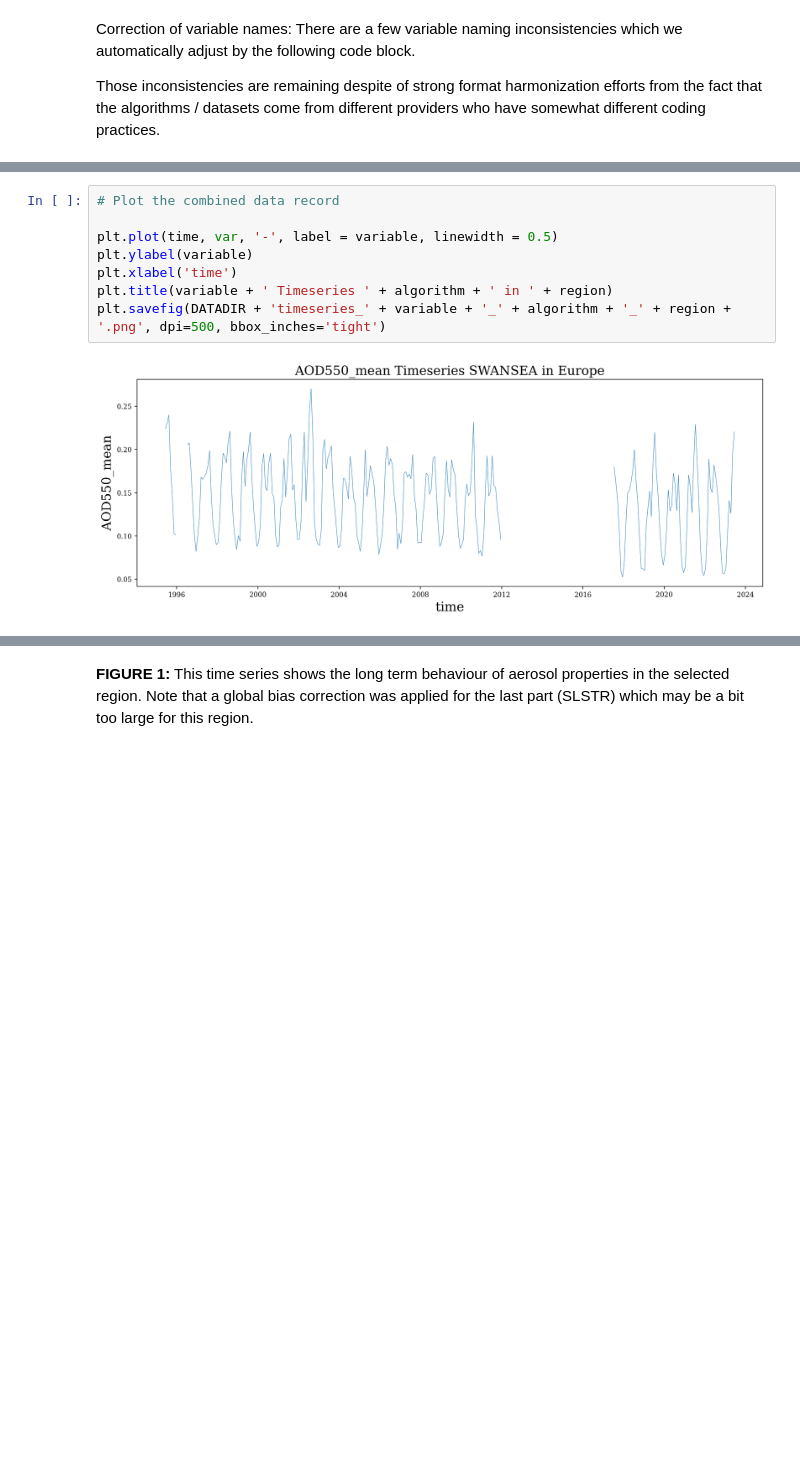
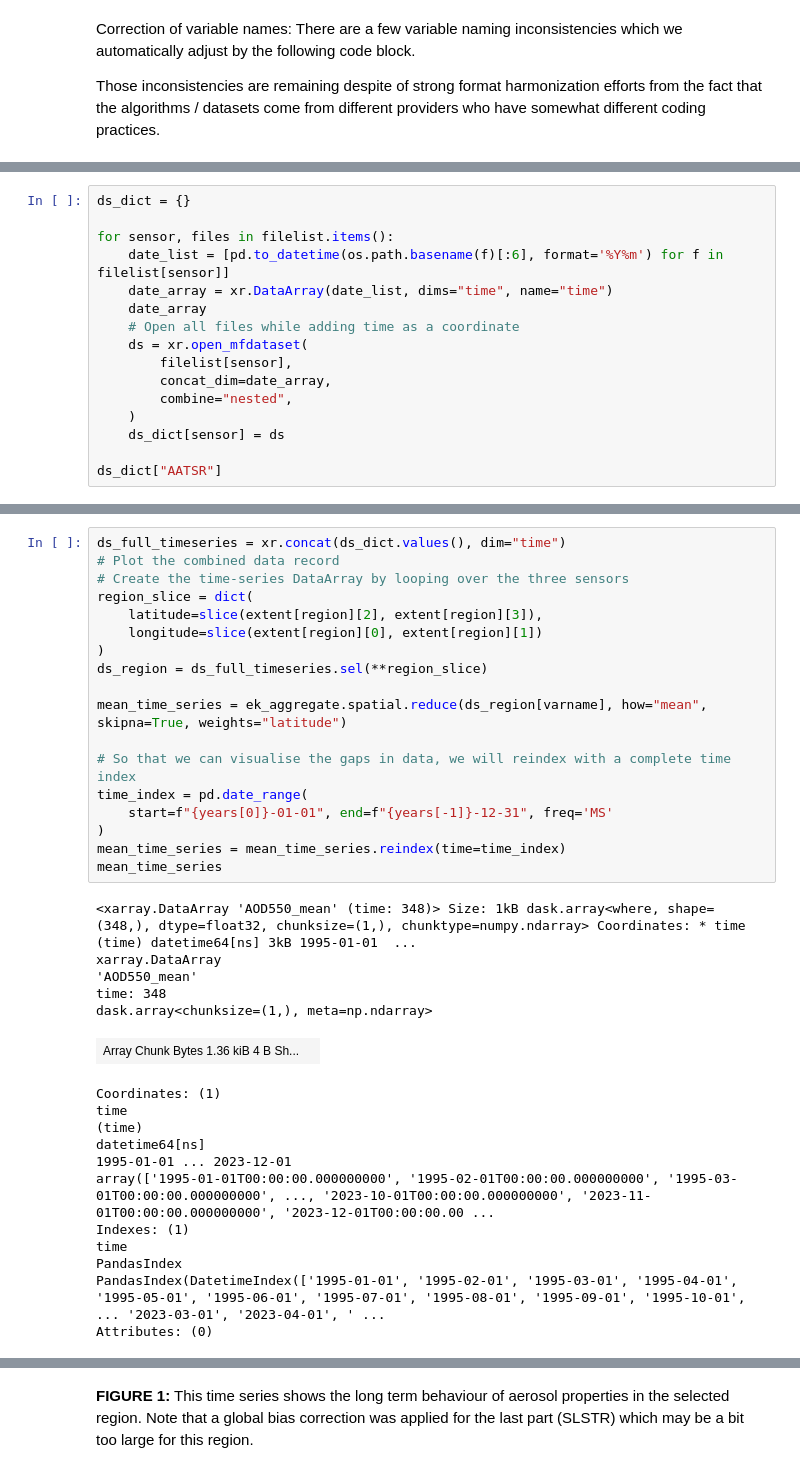
Before and after one commit to ecmwf-training/c3s-training-submodule-sat-obs-atmos-comp, a Jupyter notebook: aerosol-multi-sensor-record.ipynb, the cells around one changed output, grey strips where cells are left out. Drawn from its saved outputs; the diff is of its cells as text; blank space fills up the shorter version.

```diff
--- a/aerosol-multi-sensor-record.ipynb
+++ b/aerosol-multi-sensor-record.ipynb
@@ -335,0 +279,16 @@ elif variable == 'dust_aerosol_optical_depth':
+# %%
+ds_dict = {}
+
+for sensor, files in filelist.items():
+    date_list = [pd.to_datetime(os.path.basename(f)[:6], format='%Y%m') for f in filelist[sensor]]
+    date_array = xr.DataArray(date_list, dims="time", name="time")
+    date_array
+    # Open all files while adding time as a coordinate
+    ds = xr.open_mfdataset(
+        filelist[sensor],
+        concat_dim=date_array,
+        combine="nested",
+    )
+    ds_dict[sensor] = ds
+
+ds_dict["AATSR"]
@@ -378,10 +327,36 @@ Here, we plot the long time series.
-# %%
-# Plot the combined data record
-
-plt.plot(time, var, '-', label = variable, linewidth = 0.5)
-plt.ylabel(variable)
-plt.xlabel('time')
-plt.title(variable + ' Timeseries ' + algorithm + ' in ' + region)
-plt.savefig(DATADIR + 'timeseries_' + variable + '_' + algorithm + '_' + region + '.png', dpi=500, bbox_inches='tight')
-# %% [output]
-[figure, removed]
+# %%
+ds_full_timeseries = xr.concat(ds_dict.values(), dim="time")
+# Plot the combined data record
+# Create the time-series DataArray by looping over the three sensors
+region_slice = dict(
+    latitude=slice(extent[region][2], extent[region][3]),
+    longitude=slice(extent[region][0], extent[region][1])
+)
+ds_region = ds_full_timeseries.sel(**region_slice)
+
+mean_time_series = ek_aggregate.spatial.reduce(ds_region[varname], how="mean", skipna=True, weights="latitude")
+
+# So that we can visualise the gaps in data, we will reindex with a complete time index
+time_index = pd.date_range(
+    start=f"{years[0]}-01-01", end=f"{years[-1]}-12-31", freq='MS'
+)
+mean_time_series = mean_time_series.reindex(time=time_index)
+mean_time_series
+# %% [output]
+<xarray.DataArray 'AOD550_mean' (time: 348)> Size: 1kB dask.array<where, shape=(348,), dtype=float32, chunksize=(1,), chunktype=numpy.ndarray> Coordinates: * time (time) datetime64[ns] 3kB 1995-01-01  ...
+xarray.DataArray
+'AOD550_mean'
+time: 348
+dask.array<chunksize=(1,), meta=np.ndarray>
+| Array Chunk Bytes 1.36 kiB 4 B Sh... |  |
+Coordinates: (1)
+time
+(time)
+datetime64[ns]
+1995-01-01 ... 2023-12-01
+array(['1995-01-01T00:00:00.000000000', '1995-02-01T00:00:00.000000000', '1995-03-01T00:00:00.000000000', ..., '2023-10-01T00:00:00.000000000', '2023-11-01T00:00:00.000000000', '2023-12-01T00:00:00.00 ...
+Indexes: (1)
+time
+PandasIndex
+PandasIndex(DatetimeIndex(['1995-01-01', '1995-02-01', '1995-03-01', '1995-04-01', '1995-05-01', '1995-06-01', '1995-07-01', '1995-08-01', '1995-09-01', '1995-10-01', ... '2023-03-01', '2023-04-01', ' ...
+Attributes: (0)
```
Also changed, not shown: parts of 71 cells of this notebook.
